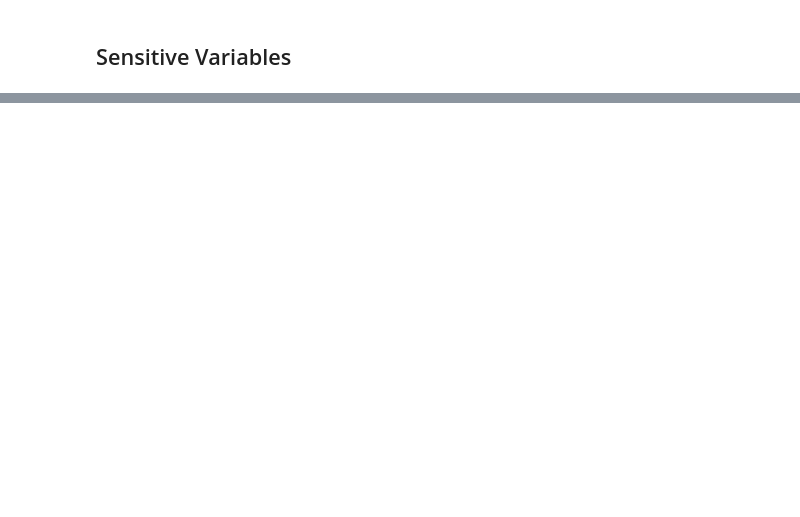
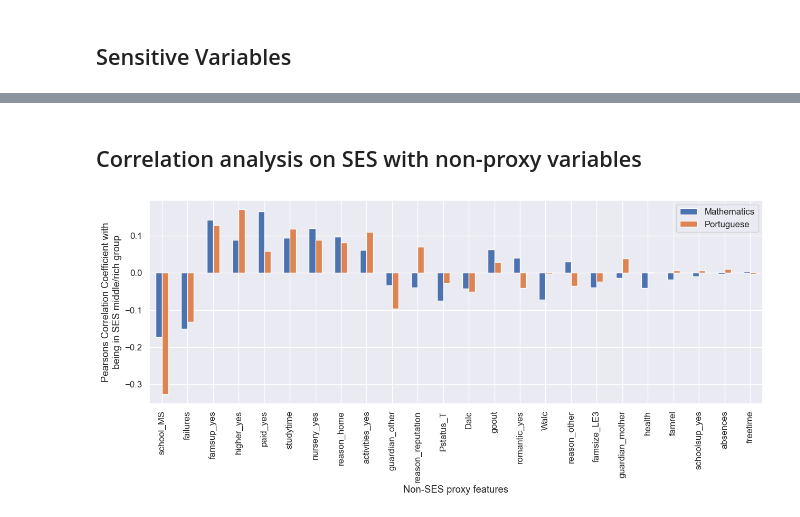
Before and after one commit to CasperAntonPoulsen/AlgoFainessExam, a Jupyter notebook: src/EDA.ipynb, the cells around one changed output, grey strips where cells are left out. Cells and saved outputs as stored; diff of their text form; code cells hidden in the pictures; blank space fills up the shorter version.

```diff
--- a/src/EDA.ipynb
+++ b/src/EDA.ipynb
@@ -258,0 +173,47 @@ plt.show()
+# %% [markdown]
+## Correlation analysis on SES with non-proxy variables
+# %%
+df_ses = pd.read_csv("data/all_students_and_SES.csv")
+corr_dict = {}
+
+unused_cols = ["G1", "G2", "G3", "G_mean", "SES_score", "sex", "age"]  # drop
+ses_proxis = [
+    "internet",
+    "traveltime",
+    "address",
+    "Medu",
+    "Fedu",
+    "Mjob",
+    "Fjob",
+]  # exclude
+df_ses = df_ses.drop(columns=unused_cols + ses_proxis)
+
+## MATH
+df_math = df_ses[df_ses["course"] == "math"]
+df_math = pd.get_dummies(df_math, drop_first=True)
+
+df_corr = pd.DataFrame(
+    df_math.corrwith(df_math["SES_middle/rich"], method="pearson"),
+    columns=["Mathematics"],
+)
+
+## Portuguese
+df_port = df_ses[df_ses["course"] == "portuguese"]
+df_port = pd.get_dummies(df_port, drop_first=True)
+df_corr['Portuguese'] = df_port.corrwith(df_port["SES_middle/rich"], method="pearson")
+
+df_corr = df_corr[:-1] # remove SES_middle/rich
+df_corr
+
+# sort values in df_corr by the sum of the absolute values of the correlation
+df_corr['absolute_sum'] = df_corr.abs().sum(axis=1)
+df_corr = df_corr.sort_values(by='absolute_sum', ascending=False)
+df_corr = df_corr[['Mathematics', 'Portuguese']]
+# %%
+df_corr.plot(kind='bar', figsize=(15, 5))
+plt.ylabel("Pearsons Correlation Coefficient with\nbeing in SES middle/rich group")
+plt.xlabel("Non-SES proxy features")
+plt.savefig(f"plots/SES_corr_with_non_proxy_features_1.png", dpi=300, transparent=True, bbox_inches="tight")
+plt.show()
+# %% [output]
+[figure, added]
```
Also changed, not shown: parts of 37 cells of this notebook, 4 other files.
